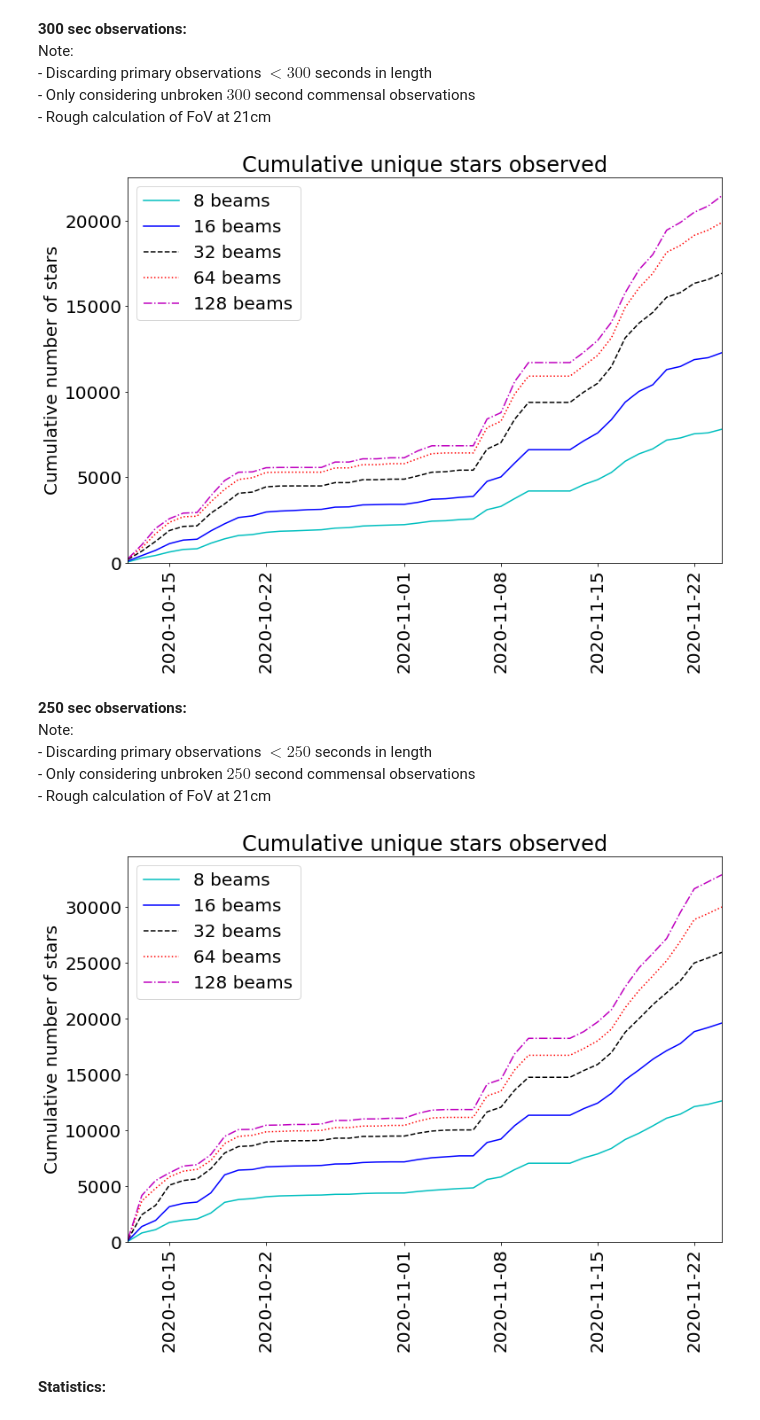
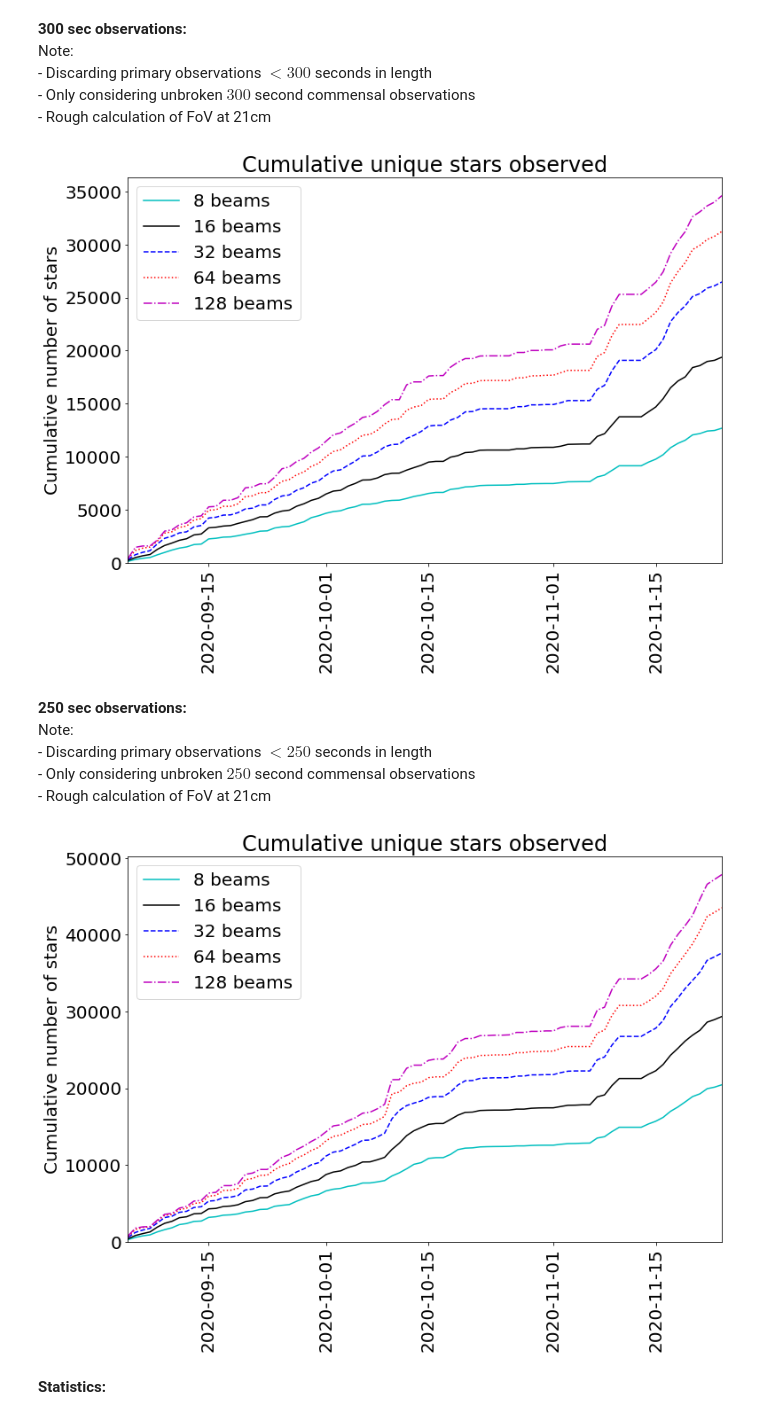
Before and after one commit to danielczech/observing-progress, a Jupyter notebook: observing-progress.ipynb, the cells around one changed output. Drawn from its saved outputs; the diff is of its cells as text; code cells hidden in the pictures.

```diff
--- a/observing-progress.ipynb
+++ b/observing-progress.ipynb
@@ -15,40 +15,40 @@ Note:
     - Rough calculation of FoV at 21cm
 # %%
 # Load progress files for different beam numbers
-with open('progress_8.pkl', 'rb') as f:
-    progress_8 = pickle.load(f)
-with open('progress_16.pkl', 'rb') as f:
-    progress_16 = pickle.load(f)
-with open('progress_32.pkl', 'rb') as f:
-    progress_32 = pickle.load(f)
-with open('progress_64.pkl', 'rb') as f:
-    progress_64 = pickle.load(f)
-with open('progress_128.pkl', 'rb') as f:
-    progress_128 = pickle.load(f)
+with open('progress_8_300.pkl', 'rb') as f:
+    progress_8_300 = pickle.load(f)
+with open('progress_16_300.pkl', 'rb') as f:
+    progress_16_300 = pickle.load(f)
+with open('progress_32_300.pkl', 'rb') as f:
+    progress_32_300 = pickle.load(f)
+with open('progress_64_300.pkl', 'rb') as f:
+    progress_64_300 = pickle.load(f)
+with open('progress_128_300.pkl', 'rb') as f:
+    progress_128_300 = pickle.load(f)
 # %%
 # Plot observing progress by date:
-c_8 = np.cumsum(progress_8[1])
-c_16 = np.cumsum(progress_16[1])
-c_32 = np.cumsum(progress_32[1])
-c_64 = np.cumsum(progress_64[1])
-c_128 = np.cumsum(progress_128[1])
+c_8 = np.cumsum(progress_8_300[1])
+c_16 = np.cumsum(progress_16_300[1])
+c_32 = np.cumsum(progress_32_300[1])
+c_64 = np.cumsum(progress_64_300[1])
+c_128 = np.cumsum(progress_128_300[1])
 
 fig = plt.figure(figsize = (12,8))
-plt.plot(progress_8[0], c_8, c = 'c', ls = '-', label = '8 beams')
-plt.plot(progress_16[0], c_16, c = 'b', label = '16 beams')
-plt.plot(progress_32[0], c_32, c = 'k', ls = '--', label = '32 beams')
-plt.plot(progress_64[0], c_64, c = 'r', ls = ':', label = '64 beams')
-plt.plot(progress_128[0], c_128, c = 'm', ls = '-.', label = '128 beams')
+plt.plot(progress_8_300[0], c_8, c = 'c', ls = '-', label = '8 beams')
+plt.plot(progress_16_300[0], c_16, c = 'k', label = '16 beams')
+plt.plot(progress_32_300[0], c_32, c = 'b', ls = '--', label = '32 beams')
+plt.plot(progress_64_300[0], c_64, c = 'r', ls = ':', label = '64 beams')
+plt.plot(progress_128_300[0], c_128, c = 'm', ls = '-.', label = '128 beams')
 plt.title("Cumulative unique stars observed")
 plt.ylabel("Cumulative number of stars")
 plt.xticks(rotation = 90)
-plt.xlim([min(progress_16[0]), max(progress_16[0])])
+plt.xlim([min(progress_16_300[0]), max(progress_16_300[0])])
 plt.gca().set_ylim(bottom = 0)
 plt.legend()
-fig.savefig('progress.png', bbox_inches='tight', dpi=400, transparent = False, facecolor = 'white')
+fig.savefig('progress_300.png', bbox_inches='tight', dpi=400, transparent = False, facecolor = 'white')
 plt.show()
 # %% [output]
-[figure, old version]
+[figure, new version]
 # %% [markdown]
 __250 sec observations:__
 Note:
@@ -70,27 +70,27 @@ with open('progress_128_250.pkl', 'rb') as f:
 # %%
 # Plot observing progress by date:
 c_8 = np.cumsum(progress_8_250[1])
 c_16 = np.cumsum(progress_16_250[1])
 c_32 = np.cumsum(progress_32_250[1])
 c_64 = np.cumsum(progress_64_250[1])
 c_128 = np.cumsum(progress_128_250[1])
 
 fig = plt.figure(figsize = (12,8))
-plt.plot(progress_8[0], c_8, c = 'c', ls = '-', label = '8 beams')
-plt.plot(progress_16[0], c_16, c = 'b', label = '16 beams')
-plt.plot(progress_32[0], c_32, c = 'k', ls = '--', label = '32 beams')
-plt.plot(progress_64[0], c_64, c = 'r', ls = ':', label = '64 beams')
-plt.plot(progress_128[0], c_128, c = 'm', ls = '-.', label = '128 beams')
+plt.plot(progress_8_250[0], c_8, c = 'c', ls = '-', label = '8 beams')
+plt.plot(progress_16_250[0], c_16, c = 'k', label = '16 beams')
+plt.plot(progress_32_250[0], c_32, c = 'b', ls = '--', label = '32 beams')
+plt.plot(progress_64_250[0], c_64, c = 'r', ls = ':', label = '64 beams')
+plt.plot(progress_128_250[0], c_128, c = 'm', ls = '-.', label = '128 beams')
 plt.title("Cumulative unique stars observed")
 plt.ylabel("Cumulative number of stars")
 plt.xticks(rotation = 90)
-plt.xlim([min(progress_16[0]), max(progress_16[0])])
+plt.xlim([min(progress_16_250[0]), max(progress_16_250[0])])
 plt.gca().set_ylim(bottom = 0)
 plt.legend()
-fig.savefig('progress.png', bbox_inches='tight', dpi=400, transparent = False, facecolor = 'white')
+fig.savefig('progress_250.png', bbox_inches='tight', dpi=400, transparent = False, facecolor = 'white')
 plt.show()
 # %% [output]
-[figure, old version]
+[figure, new version]
 # %% [markdown]
 __Statistics:__
 # %%
```
Also changed, not shown: parts of 1 cell of this notebook.
